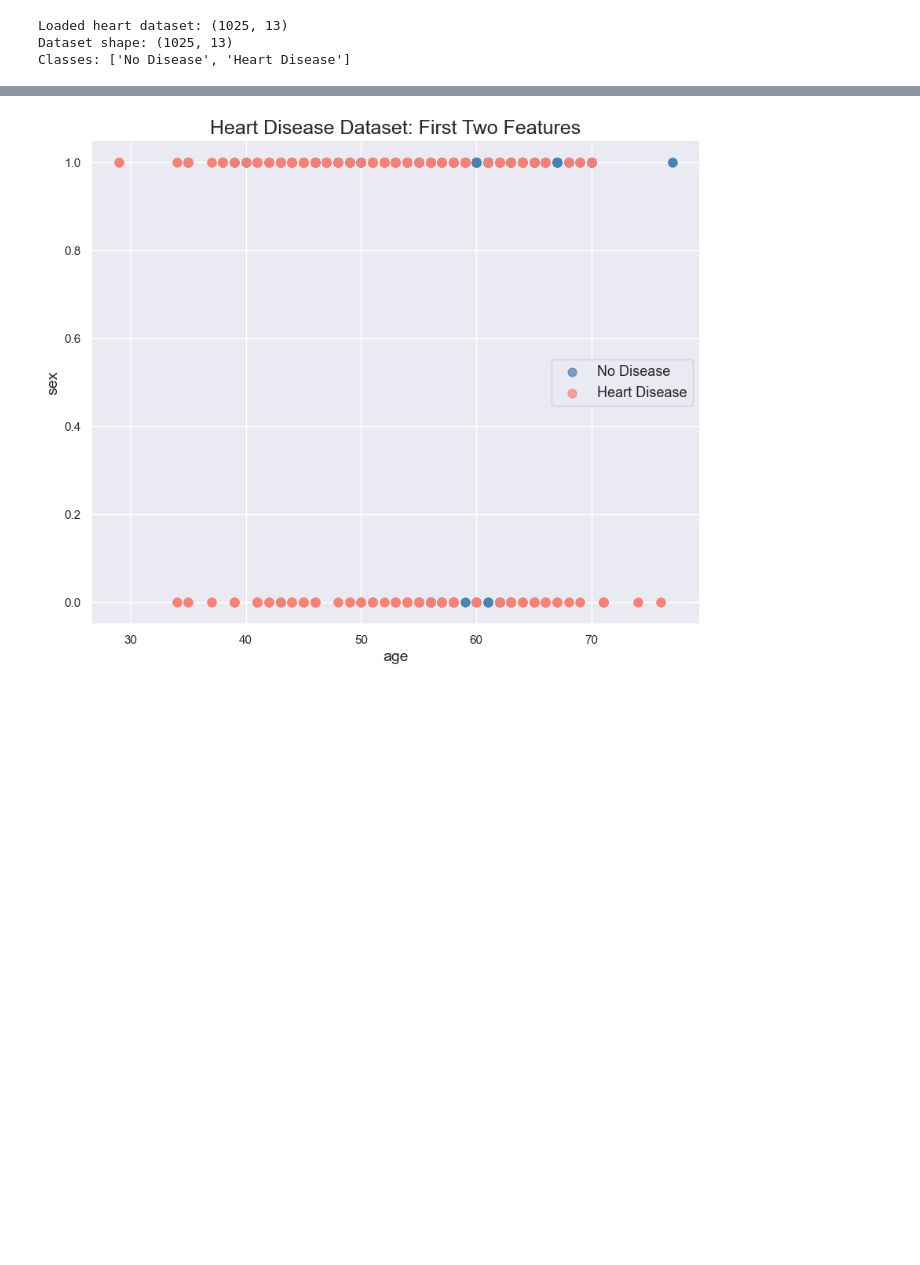
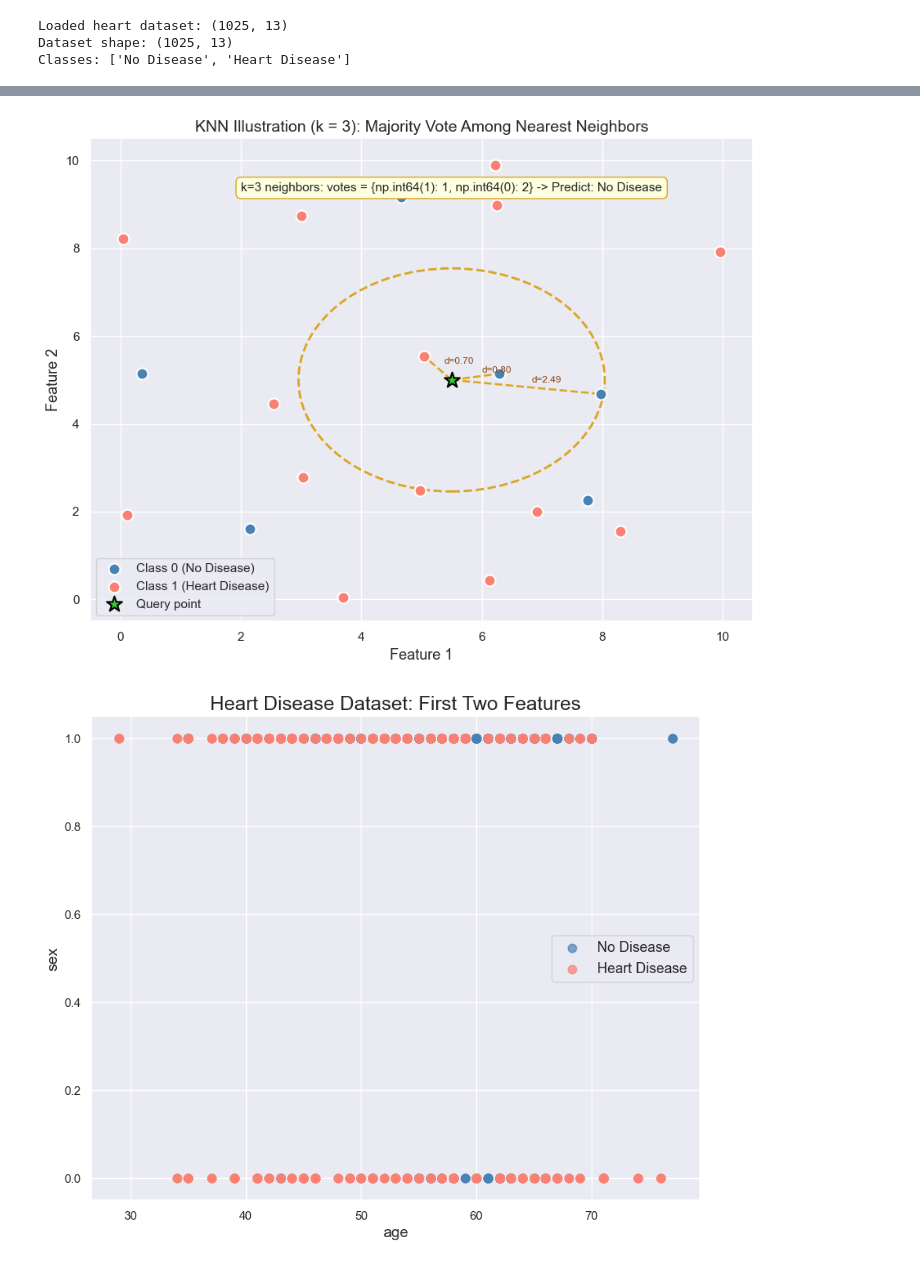
Before and after one commit to GraceYang9127/CMOR438Final, a Jupyter notebook: examples/Supervised Learning/KNN/knn.ipynb, the cells around one changed output, grey strips where cells are left out. Saved outputs shown, nothing was run; the diff lists cells and outputs as text; code cells hidden in the pictures; blank space fills up the shorter version.

```diff
--- a/examples/Supervised Learning/KNN/knn.ipynb
+++ b/examples/Supervised Learning/KNN/knn.ipynb
@@ -54,3 +180,66 @@ Classes: ['No Disease', 'Heart Disease']
+# %%
+# Diagram: KNN illustration with k=3
+# 15 random 2D points colored by class, one query point, circle showing 3 nearest neighbors
+
+rng = np.random.default_rng(7)
+n_pts = 20
+pts = rng.uniform(0, 10, (n_pts, 2))
+labels_illus = rng.integers(0, 2, n_pts)
+
+# Query point
+query = np.array([5.5, 5.0])
+
+# Compute distances from query to all points
+dists = np.sqrt(((pts - query) ** 2).sum(axis=1))
+k = 3
+nn_idx = np.argsort(dists)[:k]
+radius = dists[nn_idx[-1]] + 0.05  # just past the k-th neighbor
+
+fig, ax = plt.subplots(figsize=(9, 7))
+
+# Plot background points
+colors_illus = ['steelblue', 'salmon']
+labels_illus_names = ['Class 0 (No Disease)', 'Class 1 (Heart Disease)']
+for cls in [0, 1]:
+    mask = labels_illus == cls
+    ax.scatter(pts[mask, 0], pts[mask, 1], c=colors_illus[cls],
+               label=labels_illus_names[cls], s=100, edgecolors='white', lw=1.5, zorder=3)
+
+# Draw distance lines to k nearest neighbors
+nn_votes = []
+for i, idx in enumerate(nn_idx):
+    ax.plot([query[0], pts[idx, 0]], [query[1], pts[idx, 1]],
+            color='goldenrod', lw=1.8, linestyle='--', zorder=2)
+    ax.text((query[0] + pts[idx, 0]) / 2 + 0.1,
+            (query[1] + pts[idx, 1]) / 2 + 0.1,
+            f'd={dists[idx]:.2f}', fontsize=8.5, color='saddlebrown')
+    nn_votes.append(labels_illus[idx])
+
+# Draw circle
+circle = plt.Circle(query, radius, color='goldenrod', fill=False, lw=2.0, linestyle='--', zorder=2)
+ax.add_patch(circle)
+
+# Draw query point
+ax.scatter(*query, c='limegreen', s=200, marker='*', zorder=5, edgecolors='black', lw=1.5, label='Query point')
+
+# Majority vote result
+from collections import Counter
+vote = Counter(nn_votes).most_common(1)[0][0]
+vote_name = labels_illus_names[vote].split('(')[1].rstrip(')')
+ax.text(5.5, 9.3, f'k={k} neighbors: votes = {dict(Counter(nn_votes))} -> Predict: {vote_name}',
+        ha='center', fontsize=11,
+        bbox=dict(boxstyle='round,pad=0.4', fc='lightyellow', ec='goldenrod'))
+
+ax.set_xlim(-0.5, 10.5)
+ax.set_ylim(-0.5, 10.5)
+ax.set_xlabel('Feature 1', fontsize=13)
+ax.set_ylabel('Feature 2', fontsize=13)
+ax.set_title(f'KNN Illustration (k = {k}): Majority Vote Among Nearest Neighbors', fontsize=14)
+ax.legend(fontsize=11)
+plt.tight_layout()
+plt.show()
+# %% [output]
+[figure, added]
 # %%
 # Visualize first two features
 colors = ['steelblue', 'salmon', 'lightseagreen']
```
Also changed, not shown: parts of 8 cells of this notebook, 2 other files.
